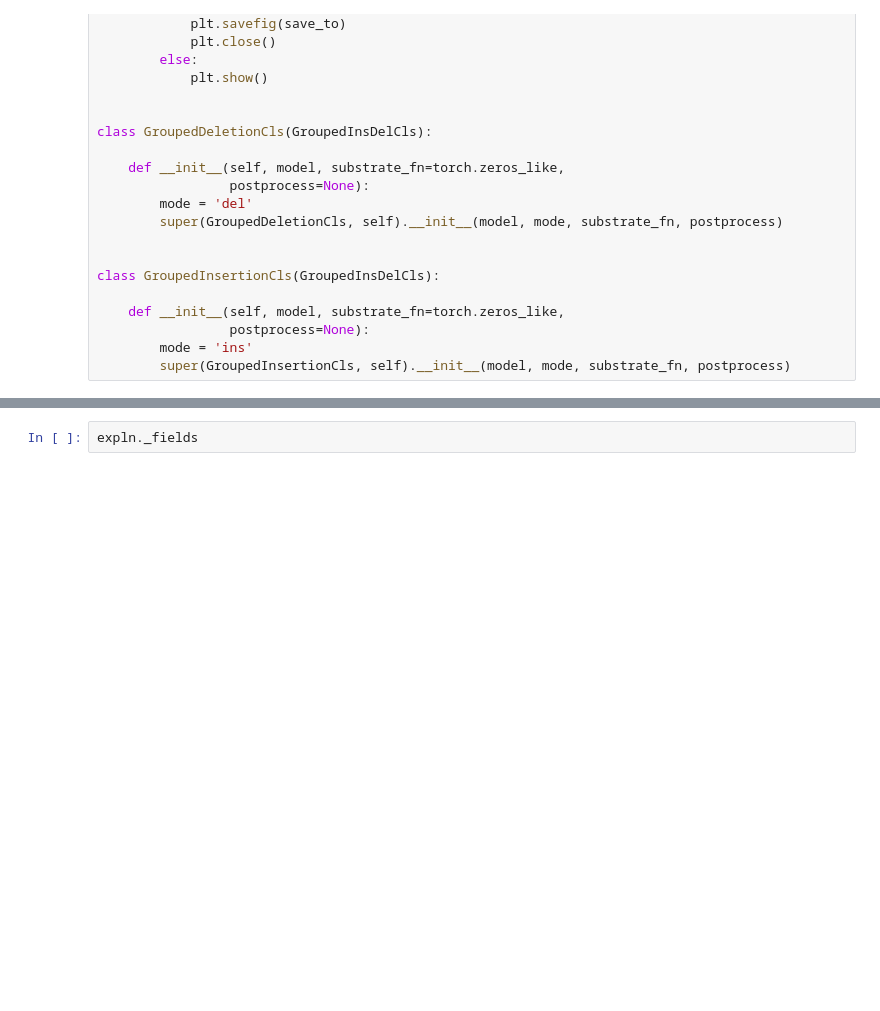
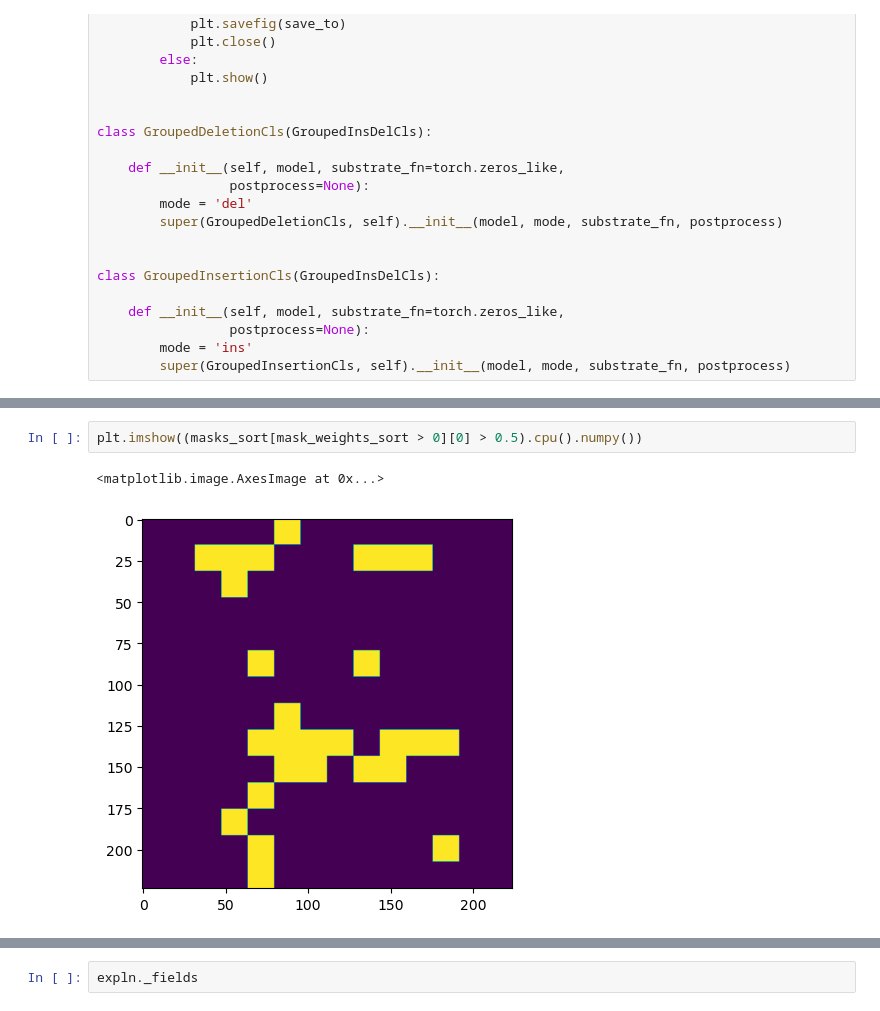
Before and after one commit to BrachioLab/sop, a Jupyter notebook: notebooks/eval_imagenet.ipynb, the cells around one changed output, grey strips where cells are left out. Saved outputs shown, nothing was run; the diff lists cells and outputs as text; blank space fills up the shorter version.

```diff
--- a/notebooks/eval_imagenet.ipynb
+++ b/notebooks/eval_imagenet.ipynb
@@ -895,0 +951,5 @@ BdbQuit:
+# %%
+plt.imshow((masks_sort[mask_weights_sort > 0][0] > 0.5).cpu().numpy())
+# %% [output]
+<matplotlib.image.AxesImage at 0x...>
+[figure, added]
```
Also changed, not shown: parts of 15 cells of this notebook, 9 other files.
